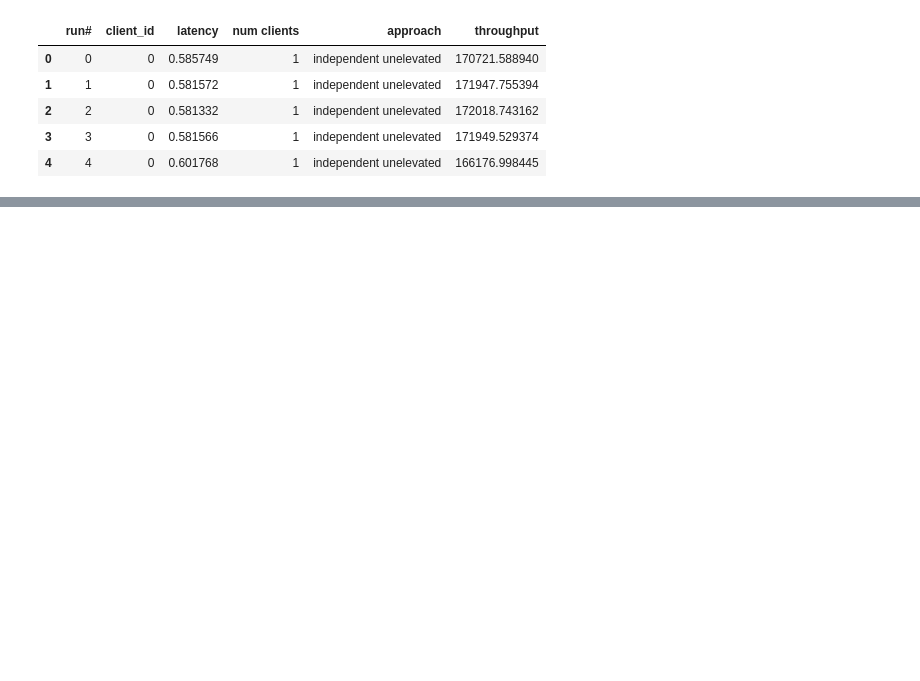
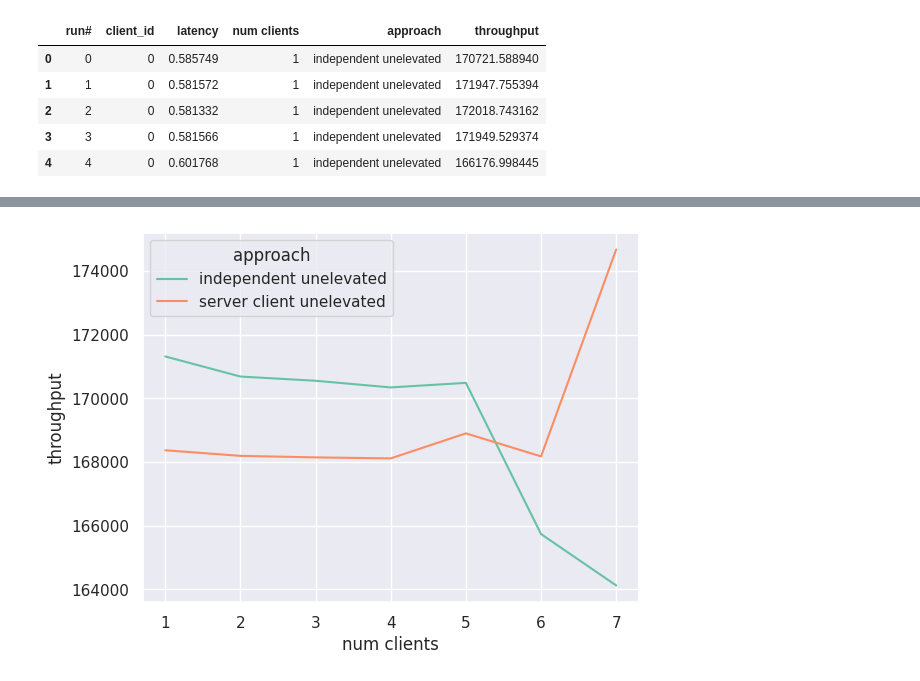
Before and after one commit to Symbi-OS/LinuxPrototypes, a Jupyter notebook: shmem_ipc/scalability_visual.ipynb, the cells around one changed output, grey strips where cells are left out. Cells and saved outputs as stored; diff of their text form; code cells hidden in the pictures; blank space fills up the shorter version.

Commit message:
forget the second graph

```diff
--- a/shmem_ipc/scalability_visual.ipynb
+++ b/shmem_ipc/scalability_visual.ipynb
@@ -81,0 +82,5 @@ p1.set_axis_labels("number of concurrent clients", "throughput (req per second)"
+# %%
+avg_df = df.groupby(["num clients", "approach"])["throughput"].mean().reset_index()
+p2=sns.lineplot(data=avg_df, x="num clients", y="throughput", hue="approach")
+# %% [output]
+[figure, added]
```
Also changed, not shown: parts of 1 cell of this notebook.
